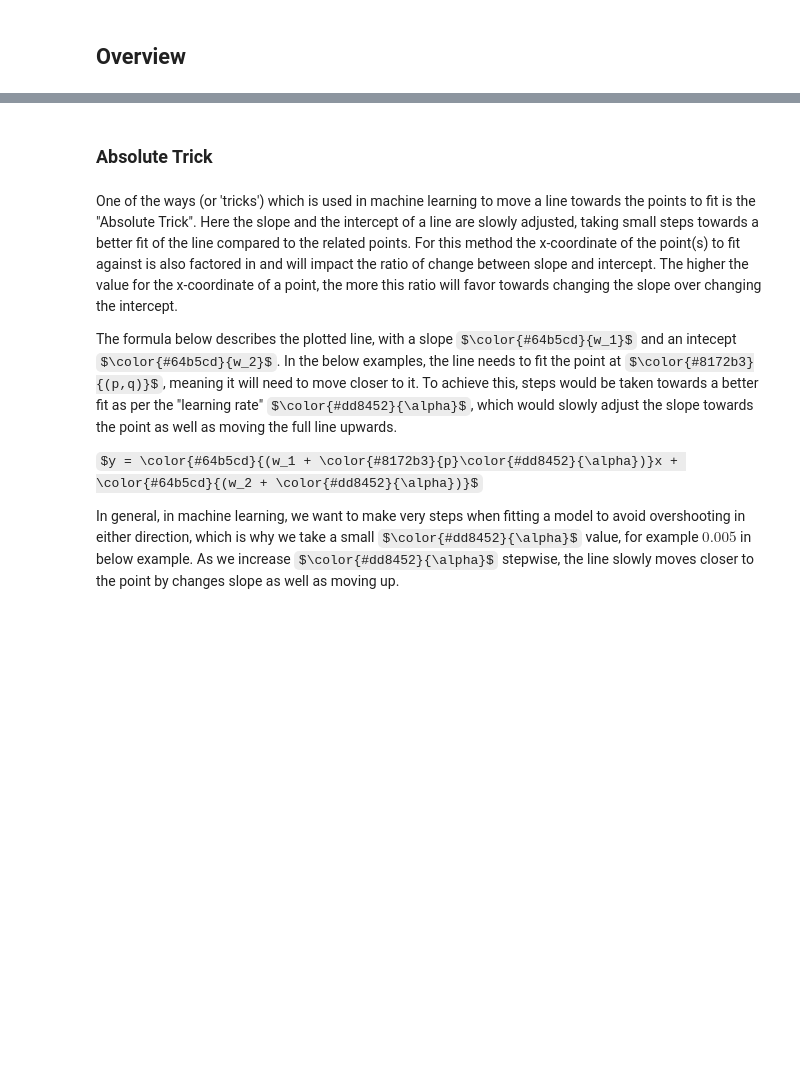
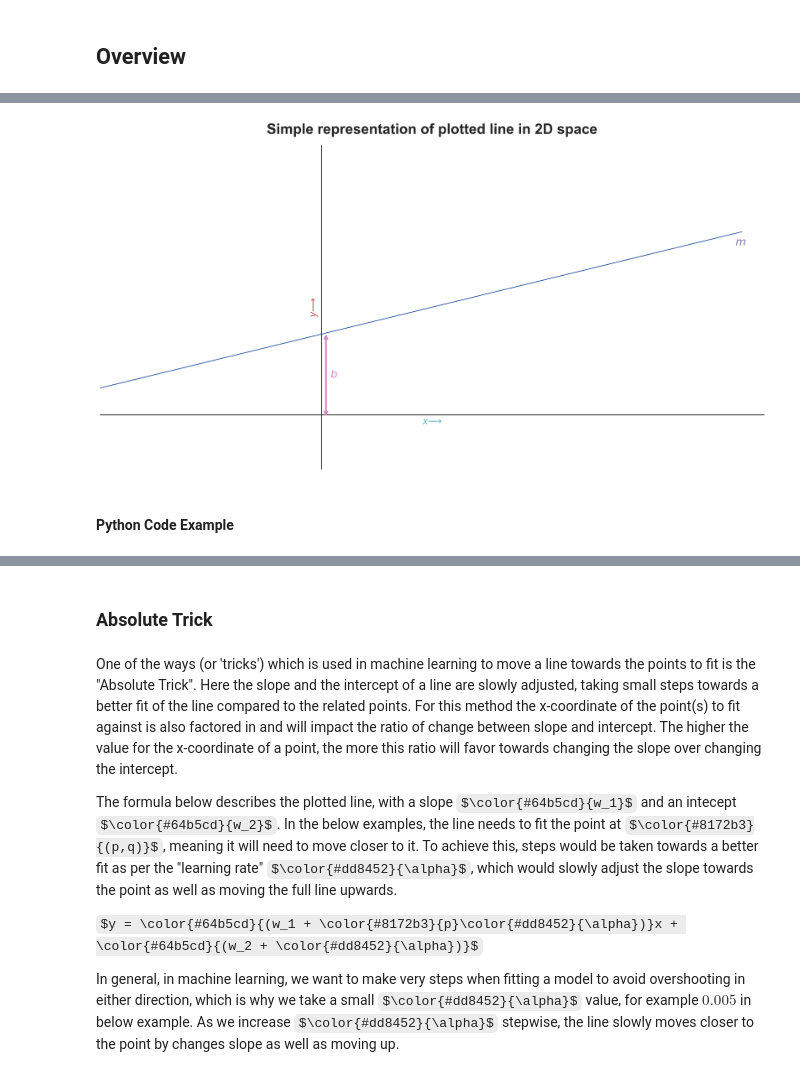
Before and after one commit to pruned-io/wiki, a Jupyter notebook: machine-learning/supervised-learning/linear-regression.ipynb, the cells around one changed output, grey strips where cells are left out. Drawn from its saved outputs; the diff is of its cells as text; code cells hidden in the pictures; some formulas as TeX source; blank space fills up the shorter version.

```diff
--- a/machine-learning/supervised-learning/linear-regression.ipynb
+++ b/machine-learning/supervised-learning/linear-regression.ipynb
@@ -56,0 +80,45 @@ color_aqua: #64b5cd
+# %%
+fig, ax = plt.subplots(figsize=(20,10))
+
+m = 0.2  # slope
+b = 3  # intercept
+
+x = np.array(np.arange(-10,20))
+y = m * x + b
+
+plt.plot(x, y)
+plt.title('Simple representation of plotted line in 2D space', fontsize=24, fontweight='bold', pad=20)
+
+# Draw m text
+ax.text(18.7,6.3,'$m$', fontsize=18, fontweight='bold', color=color_purple)
+
+# Draw b arrow and text
+plt.annotate('', xy=(0.2,-0.1), xytext=(0.2,3.05), arrowprops=dict(arrowstyle='<->', color=color_pink, lw=3))
+ax.text(0.4,1.4,'$b$', fontsize=18, fontweight='bold', color=color_pink)
+
+# Set axes limits
+ax.set_xlim(-10, 20)
+ax.set_ylim(-2, 10)
+
+# Set x and y labels
+ax.set_xlabel('$x ⟶$', color=color_aqua, fontsize=16)
+ax.set_ylabel('$y ⟶$', color=color_red, fontsize=16)
+
+# Remove ticks
+plt.tick_params(axis='both', which='both', bottom=False, top=False, left=False, right=False, labelbottom=False, labelleft=False)
+
+# Set the x-spine
+ax.spines['left'].set_position('zero')
+
+# Turn off the right spine/ticks
+ax.spines['right'].set_color('none')
+
+# Set the y-spine
+ax.spines['bottom'].set_position('zero')
+
+# Turn off the top spine/ticks
+ax.spines['top'].set_color('none');
+# %% [output]
+[figure, added]
+# %% [markdown]
+#### Python Code Example
```
Also changed, not shown: parts of 53 cells of this notebook, 8 other files.
